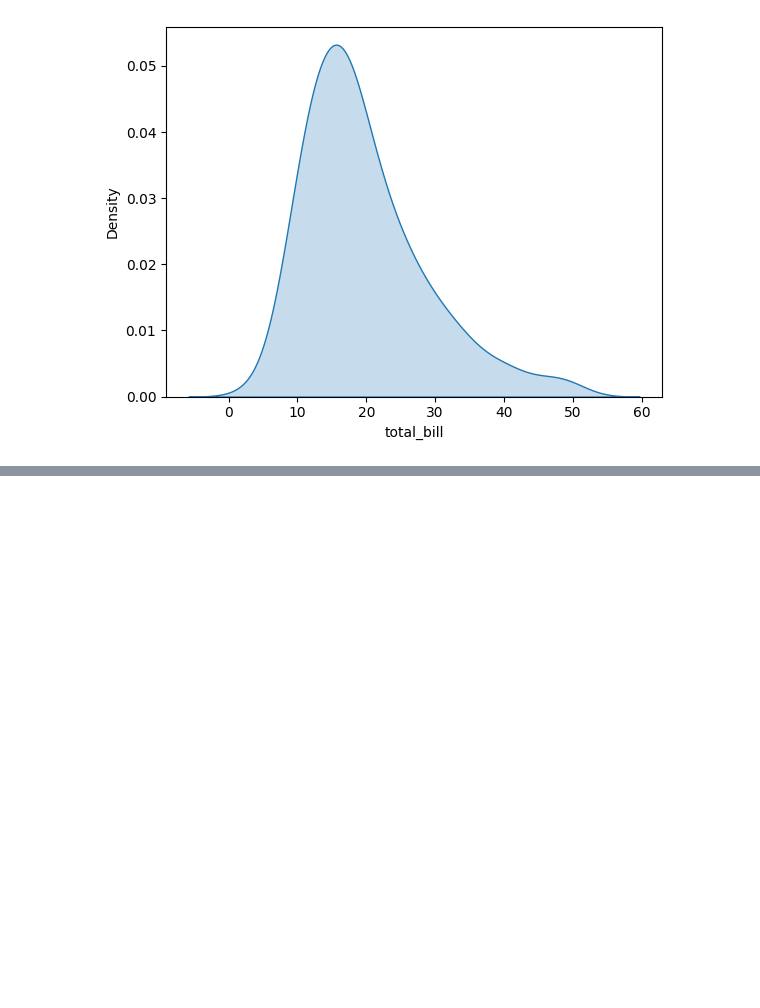
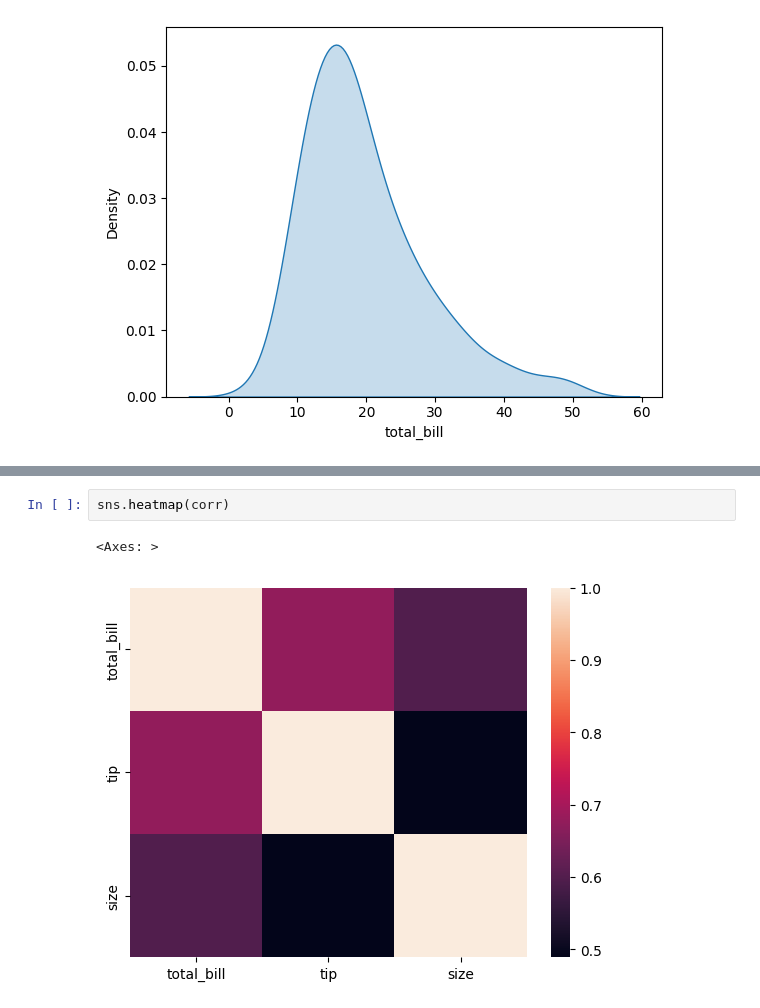
Before and after one commit to AbhishekMankame/machine_learning_tutorial, a Jupyter notebook: PYTHON/Data analysis with Python/data_visualization_with_seaborn.ipynb, the cells around one changed output, grey strips where cells are left out. Saved outputs shown, nothing was run; the diff lists cells and outputs as text; blank space fills up the shorter version.

```diff
--- a/PYTHON/Data analysis with Python/data_visualization_with_seaborn.ipynb
+++ b/PYTHON/Data analysis with Python/data_visualization_with_seaborn.ipynb
@@ -104,0 +120,5 @@ This will become an error in seaborn v0.14.0; please update your code.
+# %%
+sns.heatmap(corr)
+# %% [output]
+<Axes: >
+[figure, added]
```
Also changed, not shown: parts of 3 cells of this notebook.
